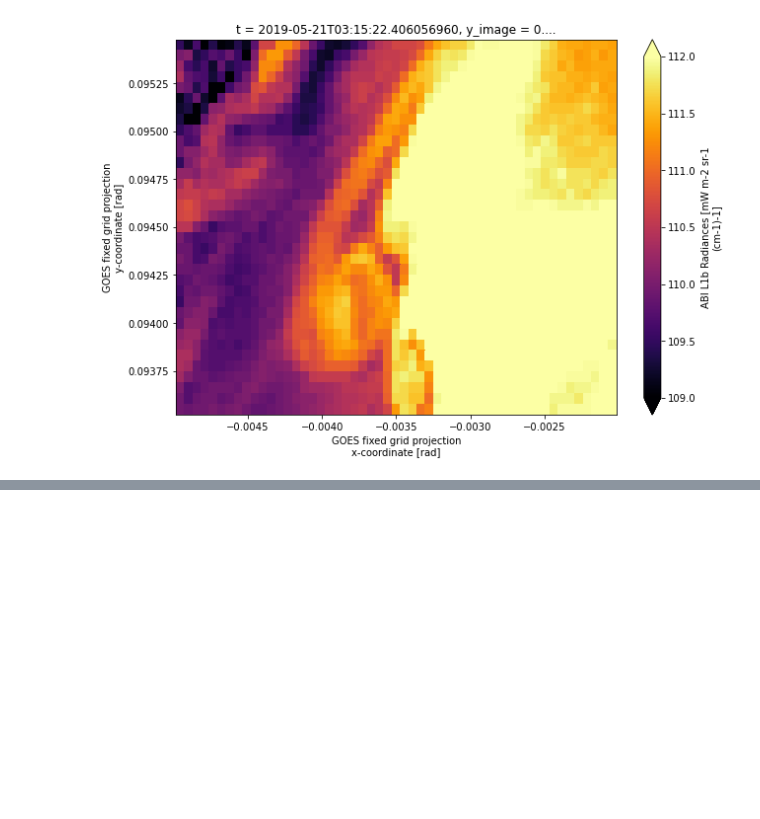
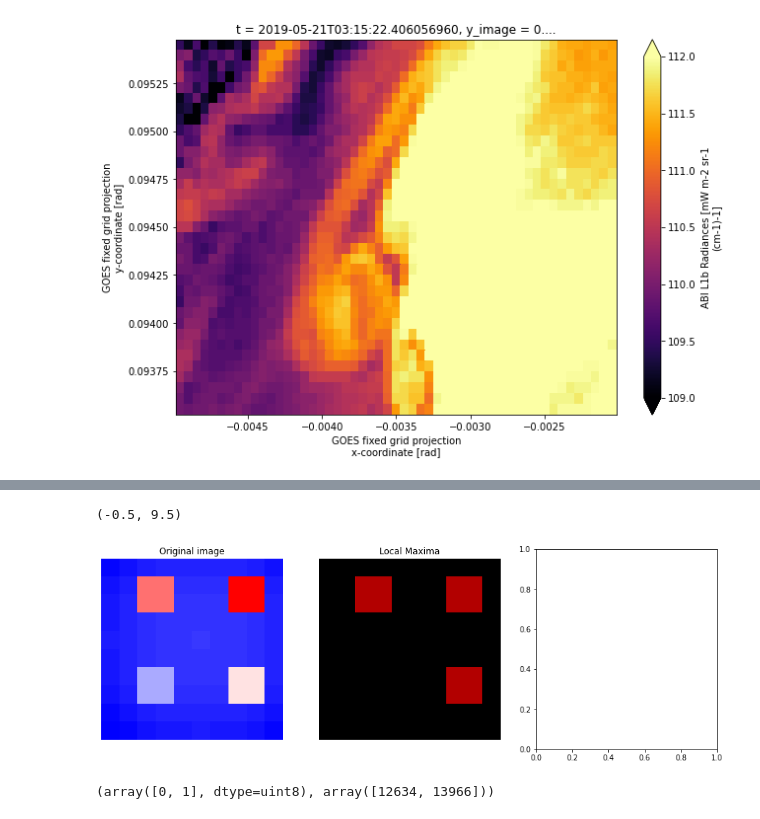
Before and after one commit to patrickcgray/sat_ocean_color, a Jupyter notebook: GOES_exploration.ipynb, the cells around one changed output, grey strips where cells are left out. Saved outputs shown, nothing was run; the diff lists cells and outputs as text; code cells hidden in the pictures; blank space fills up the shorter version.

```diff
--- a/GOES_exploration.ipynb
+++ b/GOES_exploration.ipynb
@@ -77,0 +141,36 @@ ds_sst.Rad.sel(y=slice(.0955,.0935),x=slice(-.005,-0.002)).plot(vmax=112,vmin=10
+# %%
+import numpy as np
+from skimage.morphology import extrema
+
+#We create an image (quadratic function with a maximum in the center and
+#4 additional constant maxima.
+#The heights of the maxima are: 1, 21, 41, 61, 81
+
+w = 10
+x, y = np.mgrid[0:w,0:w]
+f = 20 - 0.2*((x - w/2)**2 + (y-w/2)**2)
+f[2:4,2:4] = 40; f[2:4,7:9] = 60; f[7:9,2:4] = 80; f[7:9,7:9] = 100
+f = f.astype(np.int)
+
+#We can calculate all maxima with a height of at least 40:
+
+maxima = extrema.h_maxima(f, 40)
+# %%
+label_h_minima = label(maxima)
+overlay_h = color.label2rgb(label_h_minima, f, alpha=0.7, bg_label=0,
+                            bg_color=None, colors=[(1, 0, 0)])
+# %%
+fig, ax = plt.subplots(1, 3, figsize=(15, 5))
+
+ax[0].imshow(f, cmap='bwr')
+ax[0].set_title('Original image')
+ax[0].axis('off')
+ax[0].set_ylim(ax[0].get_ylim()[::-1])
+
+ax[1].imshow(overlay_h)
+ax[1].set_title('Local Maxima')
+ax[1].axis('off')
+ax[1].set_ylim(ax[1].get_ylim()[::-1])
+# %% [output]
+(-0.5, 9.5)
+[figure, added]
@@ -77,0 +189,4 @@ ds_sst.Rad.sel(y=slice(.0955,.0935),x=slice(-.005,-0.002)).plot(vmax=112,vmin=10
+# %%
+np.unique(h_minima, return_counts=True)
+# %% [output]
+(array([0, 1], dtype=uint8), array([12634, 13966]))
```
Also changed, not shown: parts of 17 cells of this notebook, 1 other file.
